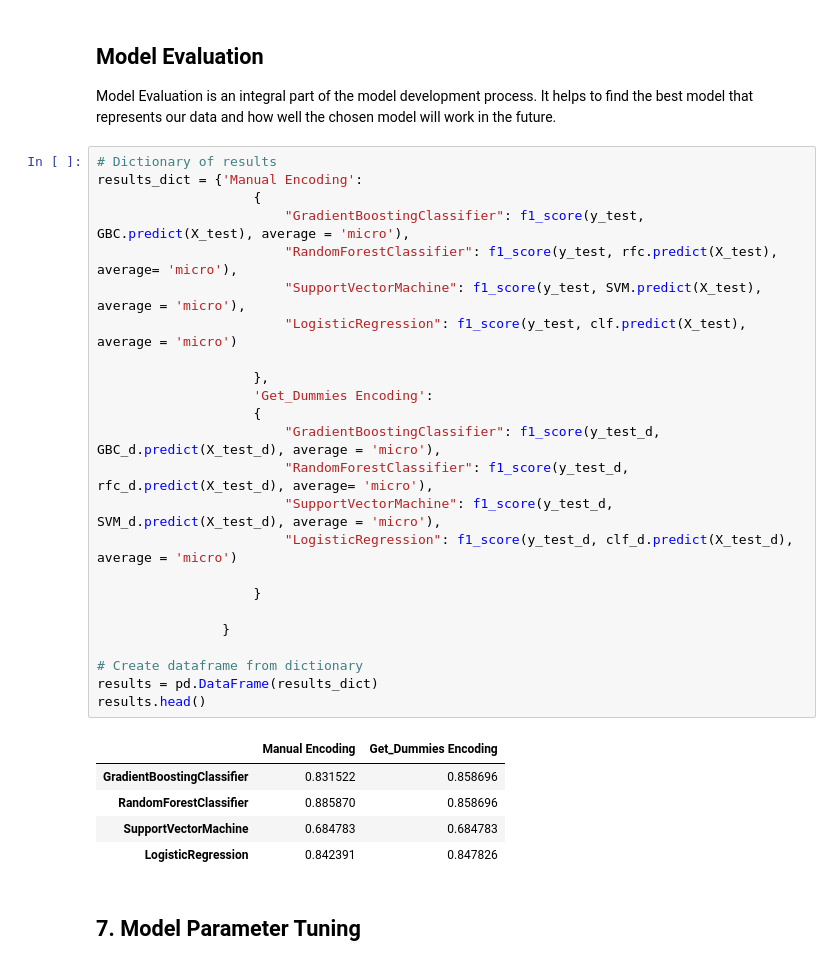
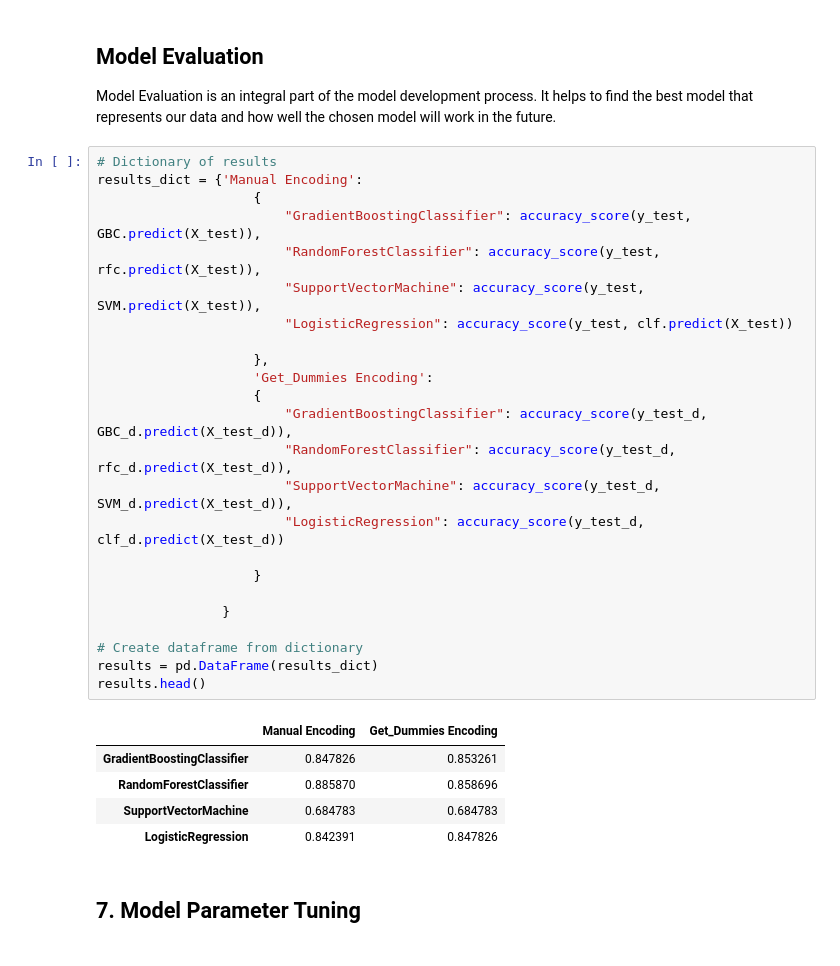
Before and after one commit to Nokulunga77/Heart-Failure-kaggle, a Jupyter notebook: Heart_Failure.ipynb, the cells around one changed output. Saved outputs shown, nothing was run; the diff lists cells and outputs as text.

```diff
--- a/Heart_Failure.ipynb
+++ b/Heart_Failure.ipynb
@@ -407,30 +408,30 @@ Model Evaluation is an integral part of the model development process. It helps
 # %%
 # Dictionary of results
 results_dict = {'Manual Encoding':
                     {
-                        "GradientBoostingClassifier": f1_score(y_test, GBC.predict(X_test), average = 'micro'),
-                        "RandomForestClassifier": f1_score(y_test, rfc.predict(X_test), average= 'micro'),
-                        "SupportVectorMachine": f1_score(y_test, SVM.predict(X_test), average = 'micro'),
-                        "LogisticRegression": f1_score(y_test, clf.predict(X_test), average = 'micro')
+                        "GradientBoostingClassifier": accuracy_score(y_test, GBC.predict(X_test)),
+                        "RandomForestClassifier": accuracy_score(y_test, rfc.predict(X_test)),
+                        "SupportVectorMachine": accuracy_score(y_test, SVM.predict(X_test)),
+                        "LogisticRegression": accuracy_score(y_test, clf.predict(X_test))
 
                     },
                     'Get_Dummies Encoding':
                     {
-                        "GradientBoostingClassifier": f1_score(y_test_d, GBC_d.predict(X_test_d), average = 'micro'),
-                        "RandomForestClassifier": f1_score(y_test_d, rfc_d.predict(X_test_d), average= 'micro'),
-                        "SupportVectorMachine": f1_score(y_test_d, SVM_d.predict(X_test_d), average = 'micro'),
-                        "LogisticRegression": f1_score(y_test_d, clf_d.predict(X_test_d), average = 'micro')
+                        "GradientBoostingClassifier": accuracy_score(y_test_d, GBC_d.predict(X_test_d)),
+                        "RandomForestClassifier": accuracy_score(y_test_d, rfc_d.predict(X_test_d)),
+                        "SupportVectorMachine": accuracy_score(y_test_d, SVM_d.predict(X_test_d)),
+                        "LogisticRegression": accuracy_score(y_test_d, clf_d.predict(X_test_d))
 
                     }
 
                 }
 
 # Create dataframe from dictionary
 results = pd.DataFrame(results_dict)
 results.head()
 # %% [output]
 |  | Manual Encoding | Get_Dummies Encoding |
-| GradientBoostingClassifier | 0.831522 | 0.858696 |
+| GradientBoostingClassifier | 0.847826 | 0.853261 |
 | RandomForestClassifier | 0.885870 | 0.858696 |
 | SupportVectorMachine | 0.684783 | 0.684783 |
 | LogisticRegression | 0.842391 | 0.847826 |
```
Also changed, not shown: parts of 1 cell of this notebook.
